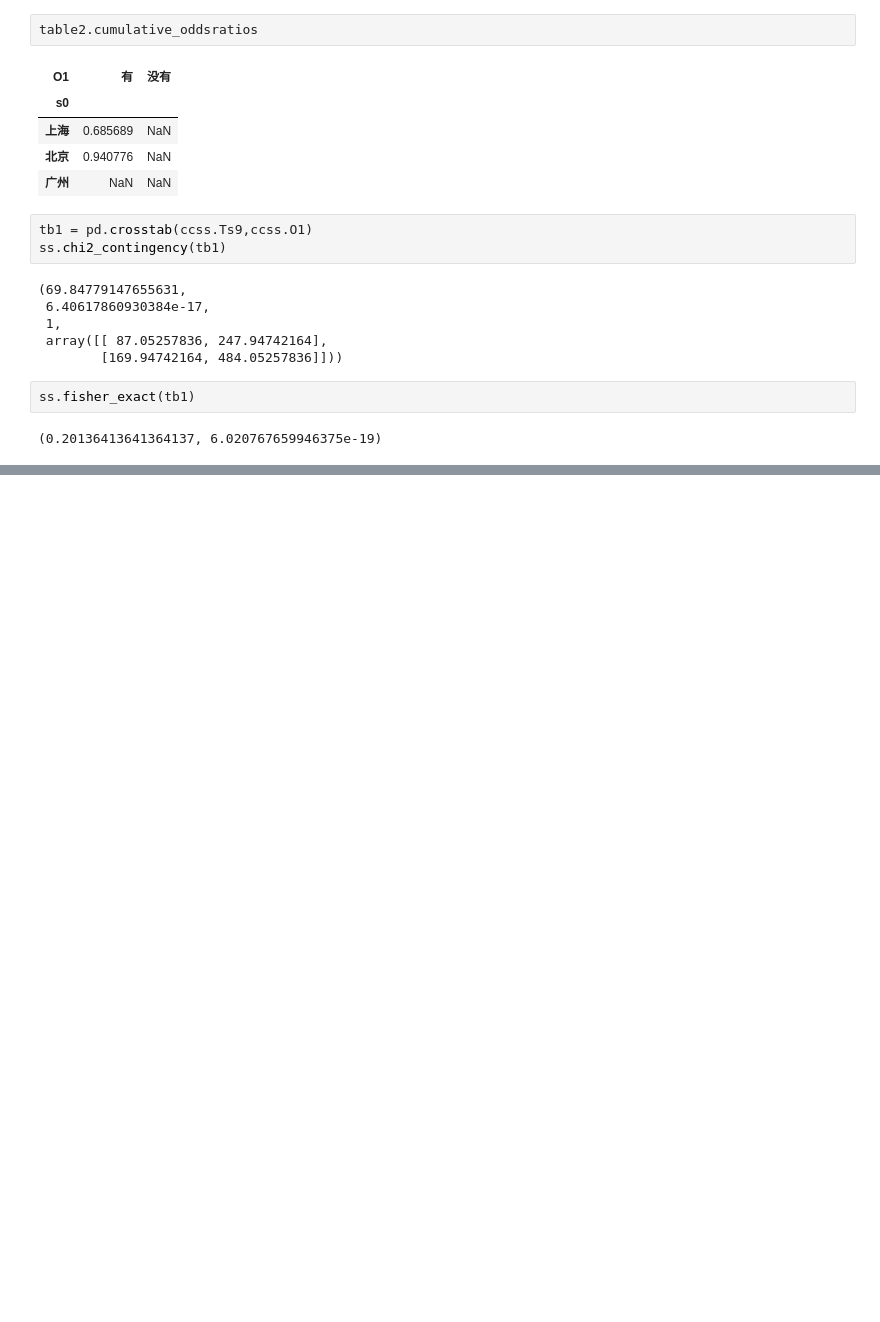
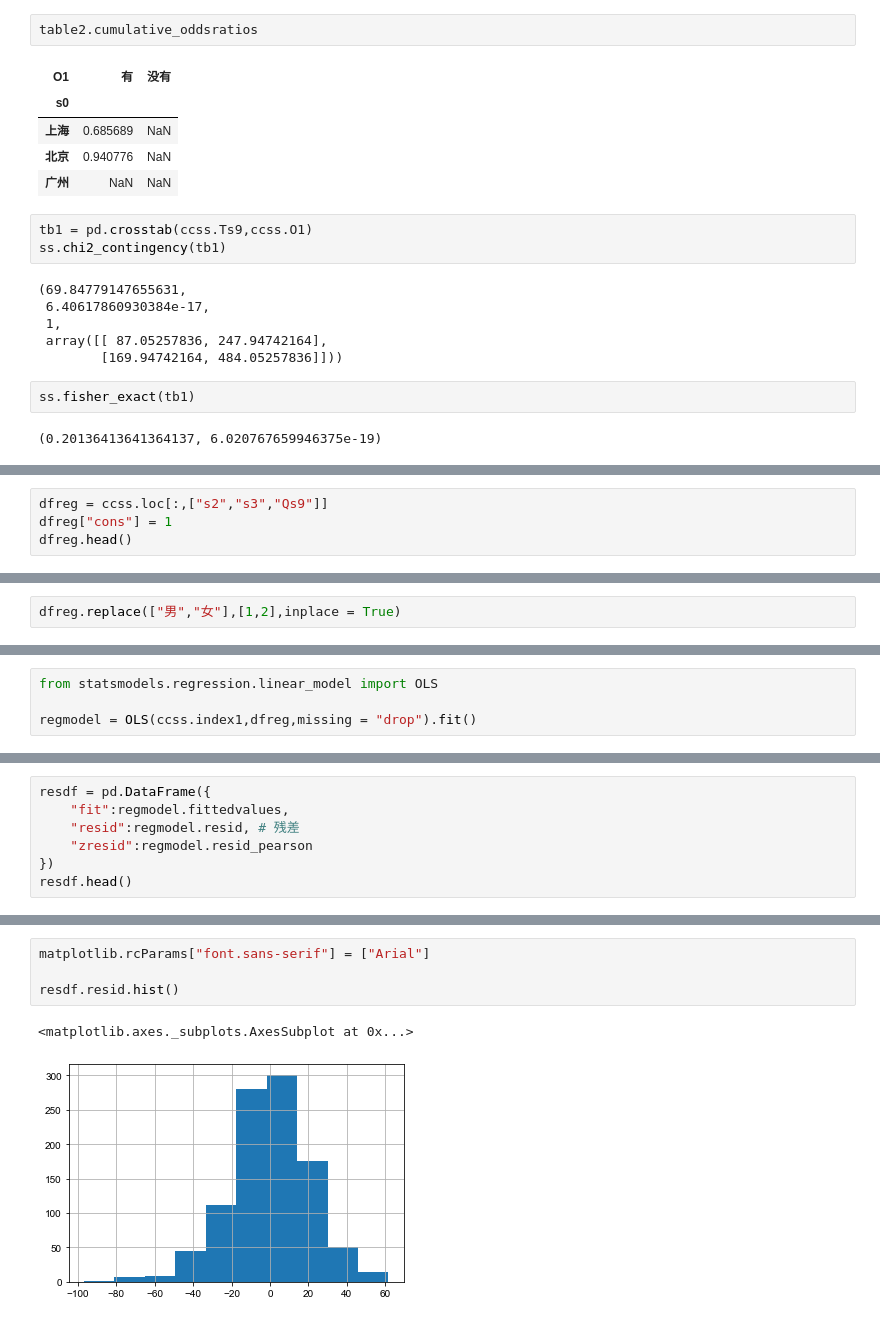
Before and after one commit to IamZY/DataAnalysis, a Jupyter notebook: pandas/Python统计分析.ipynb, the cells around one changed output, grey strips where cells are left out. Cells and saved outputs as stored; diff of their text form; blank space fills up the shorter version.

```diff
--- a/pandas/Python统计分析.ipynb
+++ b/pandas/Python统计分析.ipynb
@@ -581,0 +802,4 @@ ss.fisher_exact(tb1)
+# %%
+dfreg = ccss.loc[:,["s2","s3","Qs9"]]
+dfreg["cons"] = 1
+dfreg.head()
@@ -581,0 +813,2 @@ ss.fisher_exact(tb1)
+# %%
+dfreg.replace(["男","女"],[1,2],inplace = True)
@@ -581,0 +836,4 @@ ss.fisher_exact(tb1)
+# %%
+from statsmodels.regression.linear_model import OLS
+
+regmodel = OLS(ccss.index1,dfreg,missing = "drop").fit()
@@ -581,0 +866,7 @@ ss.fisher_exact(tb1)
+# %%
+resdf = pd.DataFrame({
+    "fit":regmodel.fittedvalues,
+    "resid":regmodel.resid, # 残差
+    "zresid":regmodel.resid_pearson
+})
+resdf.head()
@@ -581,0 +880,7 @@ ss.fisher_exact(tb1)
+# %%
+matplotlib.rcParams["font.sans-serif"] = ["Arial"]
+
+resdf.resid.hist()
+# %% [output]
+<matplotlib.axes._subplots.AxesSubplot at 0x...>
+[figure, added]
```
Also changed, not shown: parts of 44 cells of this notebook.
